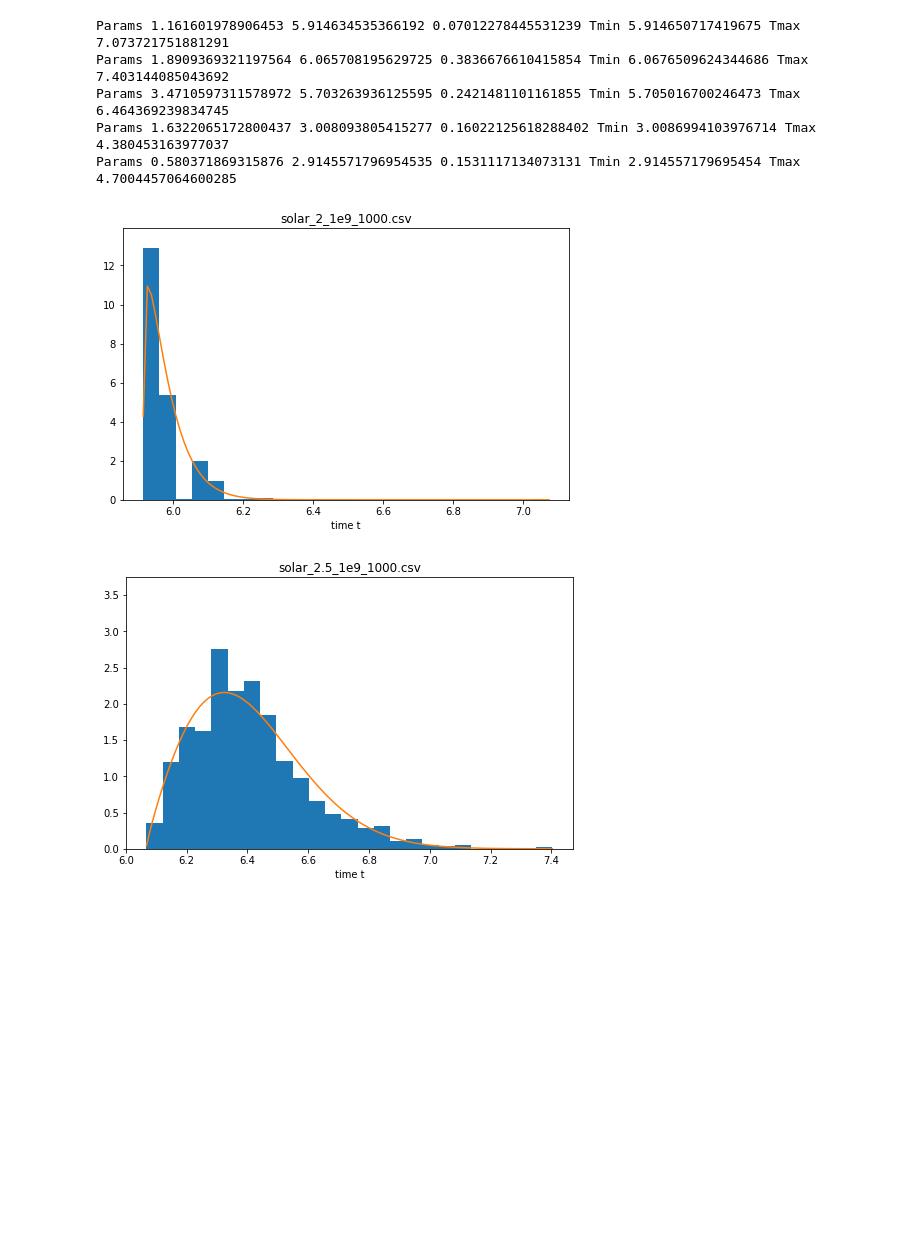
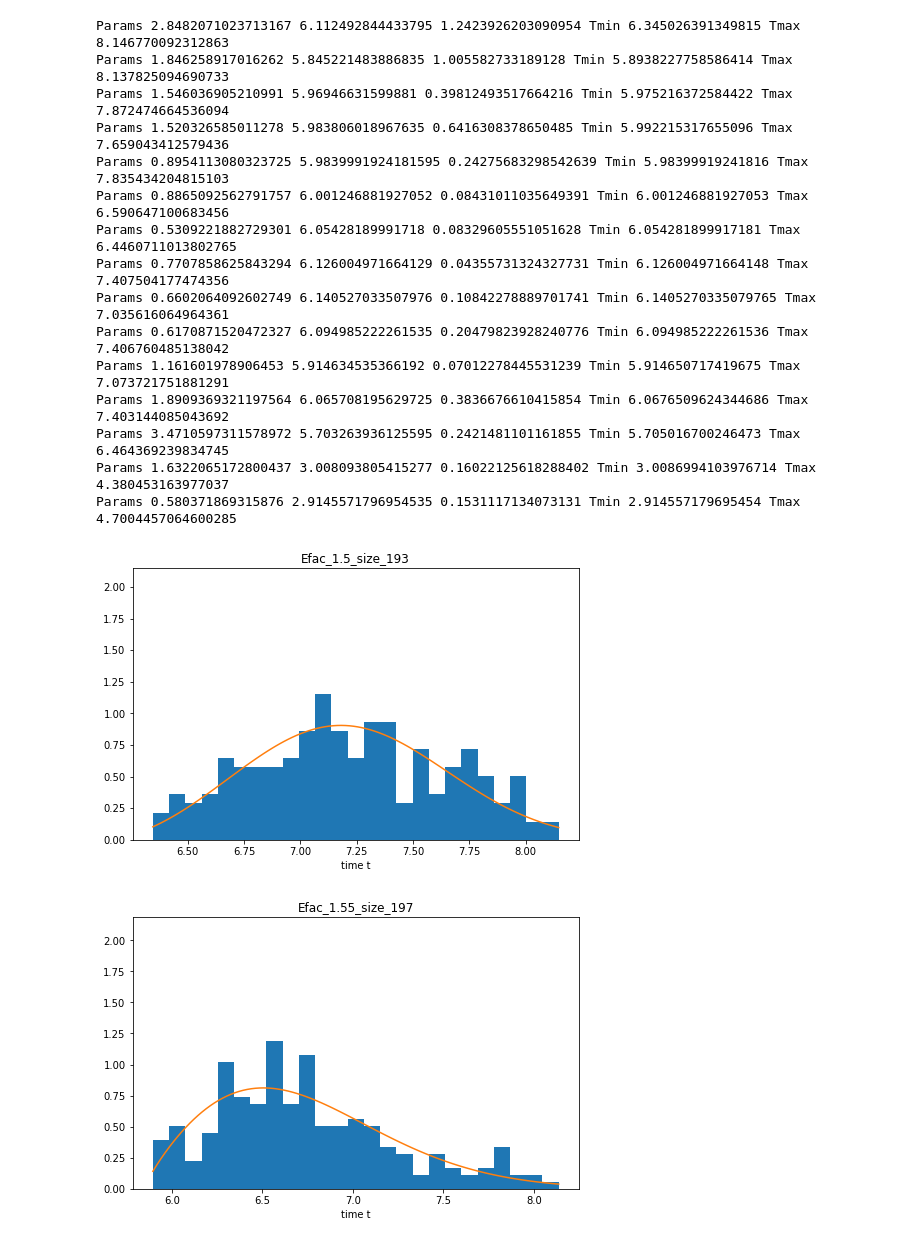
Before and after one commit to dtamayo/MLstability, a Jupyter notebook: Analysis/Solar/ShiftingPeaks.ipynb, the cells around one changed output. Saved outputs shown, nothing was run; the diff lists cells and outputs as text; code cells hidden in the pictures; blank space fills up the shorter version.

Commit message:
new solar data

```diff
--- a/Analysis/Solar/ShiftingPeaks.ipynb
+++ b/Analysis/Solar/ShiftingPeaks.ipynb
@@ -10,37 +10,54 @@ import scipy
 # %%
 data = np.loadtxt("../../csvs/Solar_feats/Order.txt", dtype = str)
 means = np.zeros(data.shape[0])
 efac = np.zeros_like(means)
 for i, name in enumerate(data):
     #print name
+
     times = pd.read_csv("../../csvs/Solar_feats/" + name, index_col=0)
     del times["Unnamed: 0.1"]
-    times['t'] = times['t'] / 2./np.pi
-    times['t'] = np.log10(times['t'])
+    #times = times[times["t"]!= np.nan]
+    vals = times["t"].values
+    vals = np.nan_to_num(vals)
+    vals = vals[np.where(vals !=0)[0]]
+    vals = vals/2./np.pi
+    vals = np.log10(vals)
     fig, ax = plt.subplots(1, figsize  = (8, 5))
-    ax.set_title(name)
+    #ax.set_title(name)
     ax.set_xlabel("time t")
-    n, bins, patches =  ax.hist(times["t"], normed=1, bins = 25)
+    n, bins, patches =  ax.hist(vals, normed=1, bins = 25)
 
     #weibull hist fits
-    gamma_out, loc_out, alpha_out = stats.weibull_min.fit(times['t'].values)#, f0=a_in,floc=loc_in)
-    print "Params", gamma_out, loc_out, alpha_out, "Tmin", times["t"].min(), "Tmax", times["t"].max()#, f0=a_in,floc=loc_in)
+    gamma_out, loc_out, alpha_out = stats.weibull_min.fit(vals)#, f0=a_in,floc=loc_in)
+    print "Params", gamma_out, loc_out, alpha_out, "Tmin", vals.min(), "Tmax", vals.max()#, f0=a_in,floc=loc_in)
     means[i] = loc_out + alpha_out*scipy.special.gamma(1.+1./gamma_out)
     #print loc_out, alpha_out*scipy.special.gamma(1.+1./gamma_out)
     efac[i] = float(name.split("_")[1])
-    x = np.linspace(times["t"].min(), times["t"].max(), 100)
+    x = np.linspace(vals.min(), vals.max(), 100)
+    ax.set_title("Efac_{0}_size_{1}".format(efac[i],vals.shape[0]) )
 
     weib_vals = stats.weibull_min.pdf(x, c=gamma_out,loc=loc_out,scale = alpha_out)
 
     ax.plot(x, weib_vals)
     max_val = n.max()
     ax.set_ylim([0,max_val +1])
-    fig.savefig("../../Figures/Solar_Figures/Solar_efac{0}.png".format(efac[i]), bbox_inches = "tight")
+    #fig.savefig("../../Figures/Solar_Figures/Solar_efac{0}.png".format(efac[i]), bbox_inches = "tight")
+    #break
 # %% [output]
+Params 2.8482071023713167 6.112492844433795 1.2423926203090954 Tmin 6.345026391349815 Tmax 8.146770092312863
+Params 1.846258917016262 5.845221483886835 1.005582733189128 Tmin 5.8938227758586414 Tmax 8.137825094690733
+Params 1.546036905210991 5.96946631599881 0.39812493517664216 Tmin 5.975216372584422 Tmax 7.872474664536094
+Params 1.520326585011278 5.983806018967635 0.6416308378650485 Tmin 5.992215317655096 Tmax 7.659043412579436
+Params 0.8954113080323725 5.9839991924181595 0.24275683298542639 Tmin 5.98399919241816 Tmax 7.835434204815103
+Params 0.8865092562791757 6.001246881927052 0.08431011035649391 Tmin 6.001246881927053 Tmax 6.590647100683456
+Params 0.5309221882729301 6.05428189991718 0.08329605551051628 Tmin 6.054281899917181 Tmax 6.4460711013802765
+Params 0.7707858625843294 6.126004971664129 0.04355731324327731 Tmin 6.126004971664148 Tmax 7.407504177474356
+Params 0.6602064092602749 6.140527033507976 0.10842278889701741 Tmin 6.1405270335079765 Tmax 7.035616064964361
+Params 0.6170871520472327 6.094985222261535 0.20479823928240776 Tmin 6.094985222261536 Tmax 7.406760485138042
 Params 1.161601978906453 5.914634535366192 0.07012278445531239 Tmin 5.914650717419675 Tmax 7.073721751881291
 Params 1.8909369321197564 6.065708195629725 0.3836676610415854 Tmin 6.0676509624344686 Tmax 7.403144085043692
 Params 3.4710597311578972 5.703263936125595 0.2421481101161855 Tmin 5.705016700246473 Tmax 6.464369239834745
 Params 1.6322065172800437 3.008093805415277 0.16022125618288402 Tmin 3.0086994103976714 Tmax 4.380453163977037
 Params 0.580371869315876 2.9145571796954535 0.1531117134073131 Tmin 2.914557179695454 Tmax 4.7004457064600285
-[figure, old version]
+[figure, new version]
-[figure, old version]
+[figure, new version]
```
Also changed, not shown: parts of 3 cells of this notebook, 11 other files.
